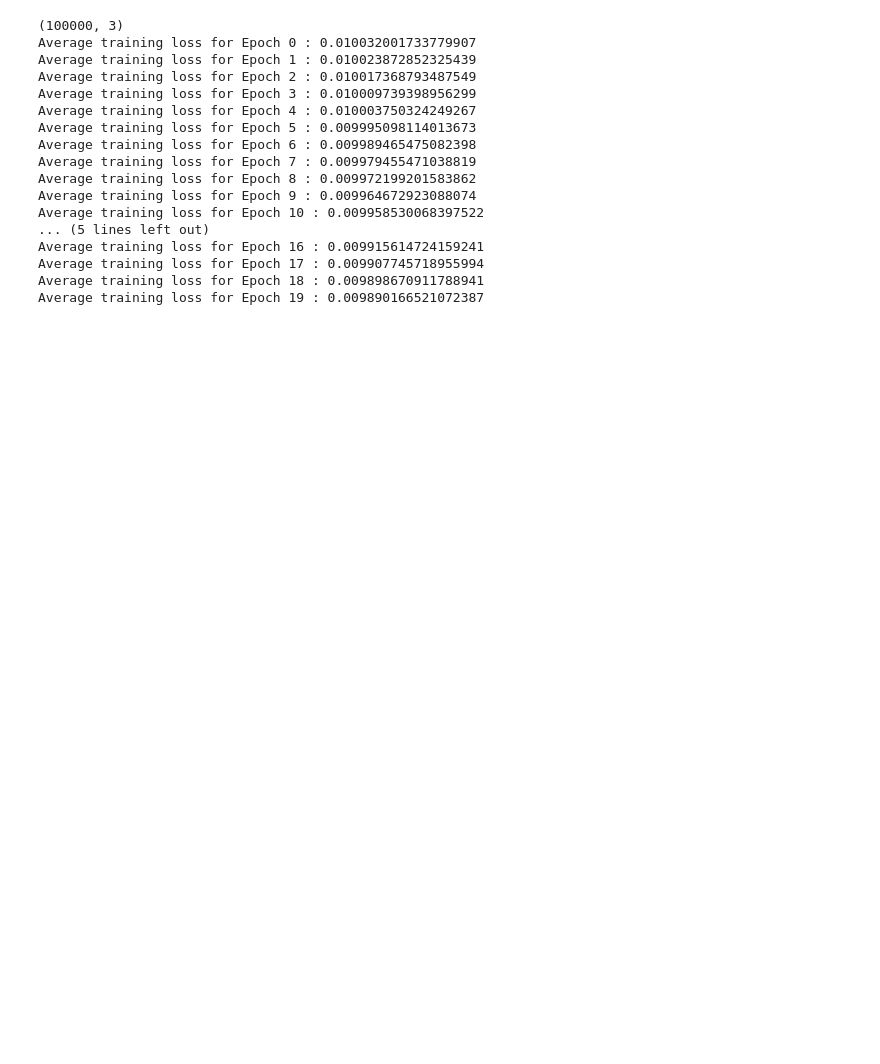
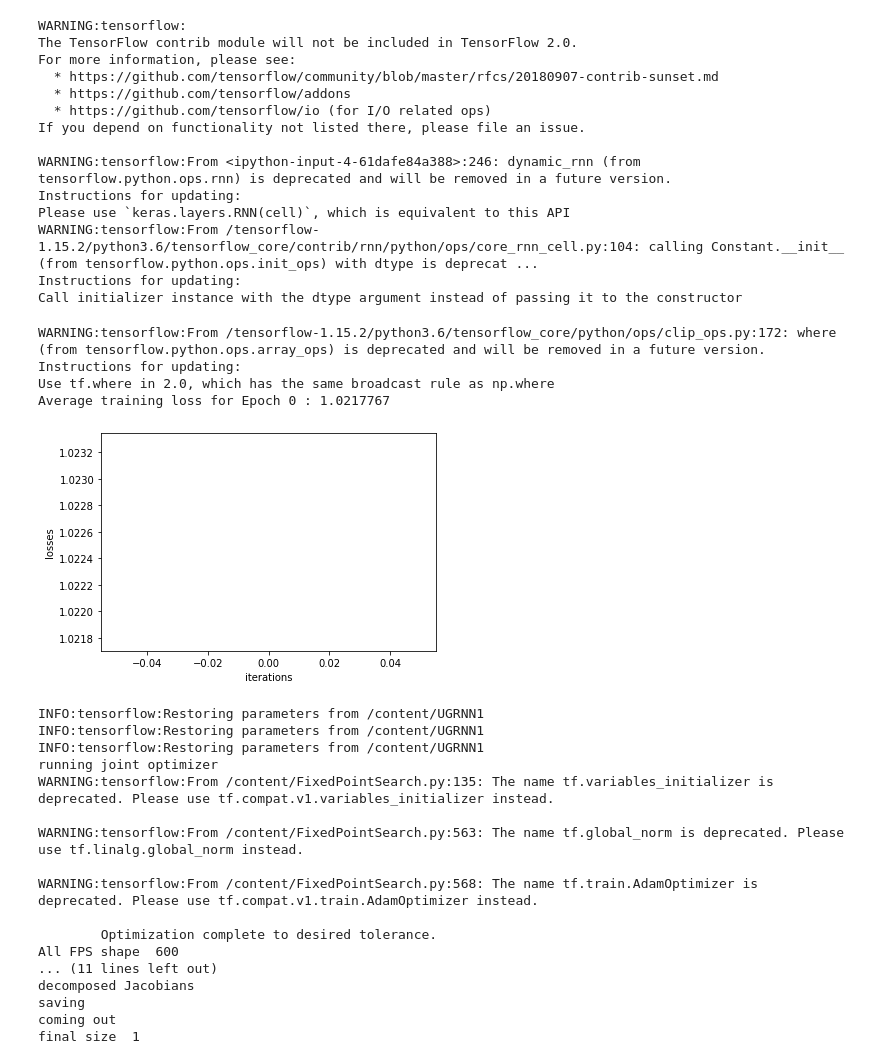
Before and after one commit to Nishant-codex/rnn_flip_flops, a Jupyter notebook: notebooks/flip_flop_lstm_states.ipynb, the cells around one changed output. Saved outputs shown, nothing was run; the diff lists cells and outputs as text; code cells hidden in the pictures; blank space fills up the shorter version.

```diff
--- a/notebooks/flip_flop_lstm_states.ipynb
+++ b/notebooks/flip_flop_lstm_states.ipynb
@@ -255,21 +576,49 @@ class FlipFlop:
-# %%
-a = FlipFlop(c_type='LSTM')
-m = a.train_network(20)
-# %% [output]
-(100000, 3)
-Average training loss for Epoch 0 : 0.010032001733779907
-Average training loss for Epoch 1 : 0.010023872852325439
-Average training loss for Epoch 2 : 0.010017368793487549
-Average training loss for Epoch 3 : 0.010009739398956299
-Average training loss for Epoch 4 : 0.010003750324249267
-Average training loss for Epoch 5 : 0.009995098114013673
-Average training loss for Epoch 6 : 0.009989465475082398
-Average training loss for Epoch 7 : 0.009979455471038819
-Average training loss for Epoch 8 : 0.009972199201583862
-Average training loss for Epoch 9 : 0.009964672923088074
-Average training loss for Epoch 10 : 0.009958530068397522
-... (5 lines left out)
-Average training loss for Epoch 16 : 0.009915614724159241
-Average training loss for Epoch 17 : 0.009907745718955994
-Average training loss for Epoch 18 : 0.009898670911788941
-Average training loss for Epoch 19 : 0.009890166521072387
+# %%
+hps = {'lrate':1e-02,'decay':0.9,'moment':0.9,'norm':.5,'use_data':False,'epochs':1}
+rnn = FlipFlop(c_type='UGRNN',l2=1e-02,**hps)
+rnn.state_size = 256
+rnn.activation = 'relu'
+%matplotlib inline
+import seaborn as sns
+rnn.train_network(1, save=True)
+lis = rnn.reload_from_checkpoints('/content')
+# plt.plot(lis['hiddens'].h[0,:])
+rnn.run_validation()
+rnn.fixed_points()
+# %% [output]
+WARNING:tensorflow:
+The TensorFlow contrib module will not be included in TensorFlow 2.0.
+For more information, please see:
+  * https://github.com/tensorflow/community/blob/master/rfcs/20180907-contrib-sunset.md
+  * https://github.com/tensorflow/addons
+  * https://github.com/tensorflow/io (for I/O related ops)
+If you depend on functionality not listed there, please file an issue.
+
+WARNING:tensorflow:From <ipython-input-4-61dafe84a388>:246: dynamic_rnn (from tensorflow.python.ops.rnn) is deprecated and will be removed in a future version.
+Instructions for updating:
+Please use `keras.layers.RNN(cell)`, which is equivalent to this API
+WARNING:tensorflow:From /tensorflow-1.15.2/python3.6/tensorflow_core/contrib/rnn/python/ops/core_rnn_cell.py:104: calling Constant.__init__ (from tensorflow.python.ops.init_ops) with dtype is deprecat ...
+Instructions for updating:
+Call initializer instance with the dtype argument instead of passing it to the constructor
+WARNING:tensorflow:From /tensorflow-1.15.2/python3.6/tensorflow_core/python/ops/clip_ops.py:172: where (from tensorflow.python.ops.array_ops) is deprecated and will be removed in a future version.
+Instructions for updating:
+Use tf.where in 2.0, which has the same broadcast rule as np.where
+Average training loss for Epoch 0 : 1.0217767
+[figure, added]
+INFO:tensorflow:Restoring parameters from /content/UGRNN1
+INFO:tensorflow:Restoring parameters from /content/UGRNN1
+INFO:tensorflow:Restoring parameters from /content/UGRNN1
+running joint optimizer
+WARNING:tensorflow:From /content/FixedPointSearch.py:135: The name tf.variables_initializer is deprecated. Please use tf.compat.v1.variables_initializer instead.
+
+WARNING:tensorflow:From /content/FixedPointSearch.py:563: The name tf.global_norm is deprecated. Please use tf.linalg.global_norm instead.
+
+WARNING:tensorflow:From /content/FixedPointSearch.py:568: The name tf.train.AdamOptimizer is deprecated. Please use tf.compat.v1.train.AdamOptimizer instead.
+
+        Optimization complete to desired tolerance.
+All FPS shape  600
+... (11 lines left out)
+decomposed Jacobians
+saving
+coming out
+final size  1
```
Also changed, not shown: parts of 13 cells of this notebook.
